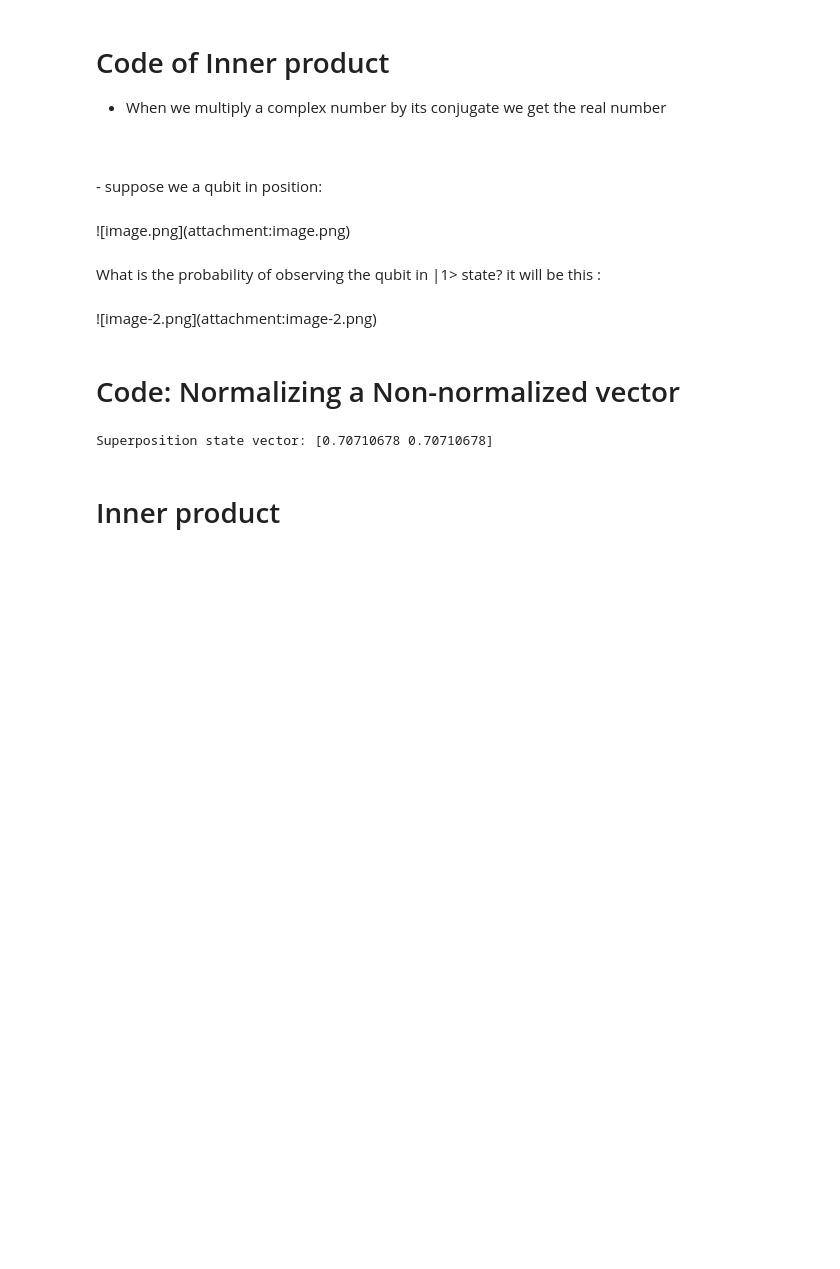
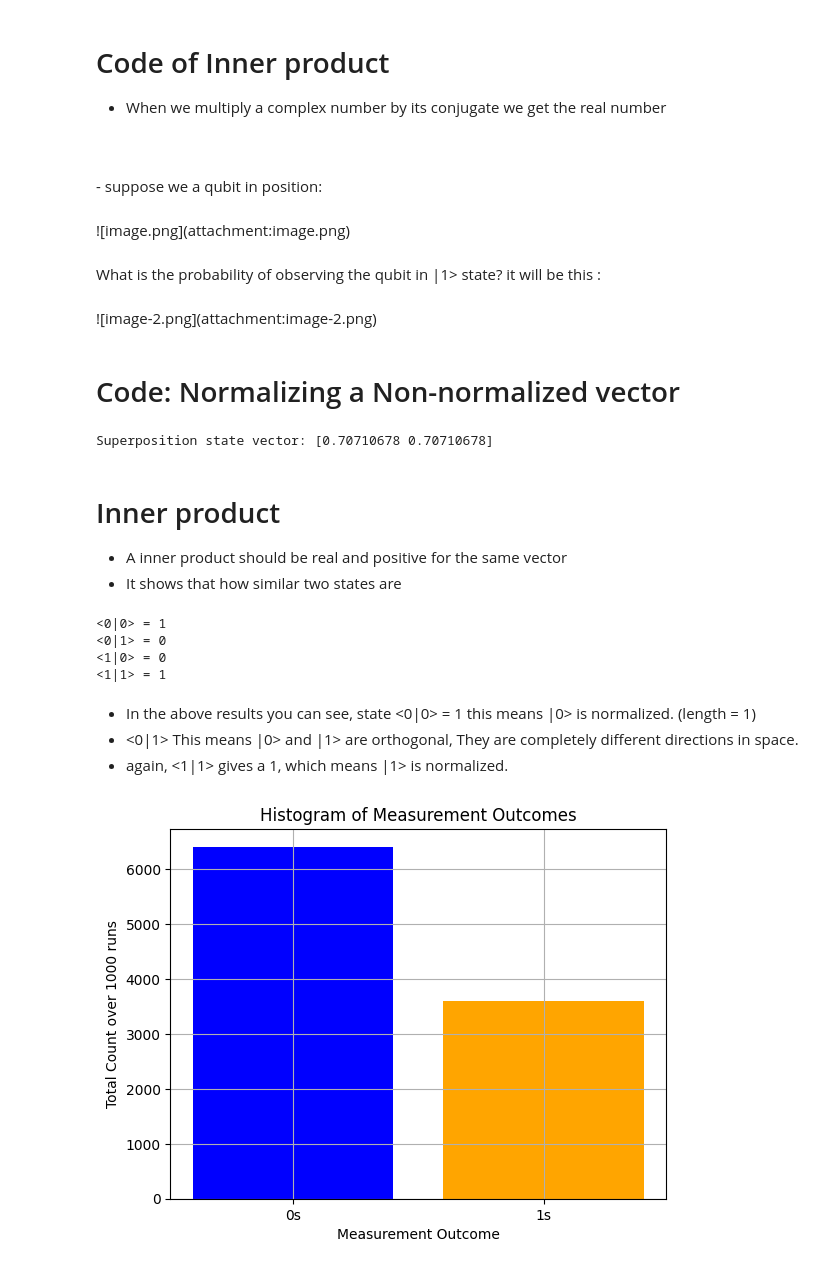
Before and after one commit to anujjtiwari/QuantumML, a Jupyter notebook: PennyLane/Part1-LearningTheVeryBasics.ipynb, the cells around one changed output. Drawn from its saved outputs; the diff is of its cells as text; code cells hidden in the pictures; blank space fills up the shorter version.

```diff
--- a/PennyLane/Part1-LearningTheVeryBasics.ipynb
+++ b/PennyLane/Part1-LearningTheVeryBasics.ipynb
@@ -69,3 +69,74 @@ def normalize_state(alpha, beta):
     pass
 # %% [markdown]
 # Inner product
+- A inner product should be real and positive for the same vector
+- It shows that how similar two states are
+# %%
+def inner_product(state_1, state_2):
+    """Compute the inner product between two states.
+
+    Args:
+        state_1 (np.array[complex]): A normalized quantum state vector
+        state_2 (np.array[complex]): A second normalized quantum state vector
+
+    Returns:
+        complex: The value of the inner product <state_1 | state_2>.
+    """
+
+    return np.vdot(state_1, state_2)  # vdot takes conjugate of the first vector and does dot product
+
+
+    return
+
+
+# Test your results with this code
+ket_0 = np.array([1, 0])
+ket_1 = np.array([0, 1])
+
+print(f"<0|0> = {inner_product(ket_0, ket_0)}")
+print(f"<0|1> = {inner_product(ket_0, ket_1)}")
+print(f"<1|0> = {inner_product(ket_1, ket_0)}")
+print(f"<1|1> = {inner_product(ket_1, ket_1)}")
+# %% [output]
+<0|0> = 1
+<0|1> = 0
+<1|0> = 0
+<1|1> = 1
+# %% [markdown]
+- In the above results you can see, state <0|0> = 1 this means |0> is normalized. (length = 1)
+- <0|1> This means |0> and |1> are orthogonal, They are completely different directions in space.
+- again, <1|1> gives a 1, which means |1> is normalized.
+# %%
+import numpy as np
+import matplotlib.pyplot as plt
+
+def measure_state(state, num_meas):
+    """Simulate a quantum measurement process."""
+    p1 = np.abs(state[0]**2)
+    p2 = np.abs(state[1]**2)
+    outcomes = np.random.choice([0, 1], size=num_meas, p=[p1, p2])
+    return outcomes.tolist()
+
+state = np.array([0.8, 0.6])
+
+# Count total 0's and 1's
+count_zero = 0
+count_one = 0
+
+for i in range(1000):
+    outcomes = measure_state(state, 10)
+    count_zero += outcomes.count(0)
+    count_one += outcomes.count(1)
+
+# Plot histogram
+labels = ['0s', '1s']
+counts = [count_zero, count_one]
+
+plt.bar(labels, counts, color=['blue', 'orange'])
+plt.xlabel('Measurement Outcome')
+plt.ylabel('Total Count over 1000 runs')
+plt.title('Histogram of Measurement Outcomes')
+plt.grid(True)
+plt.show()
+# %% [output]
+[figure, added]
```
Also changed, not shown: parts of 10 cells of this notebook.
